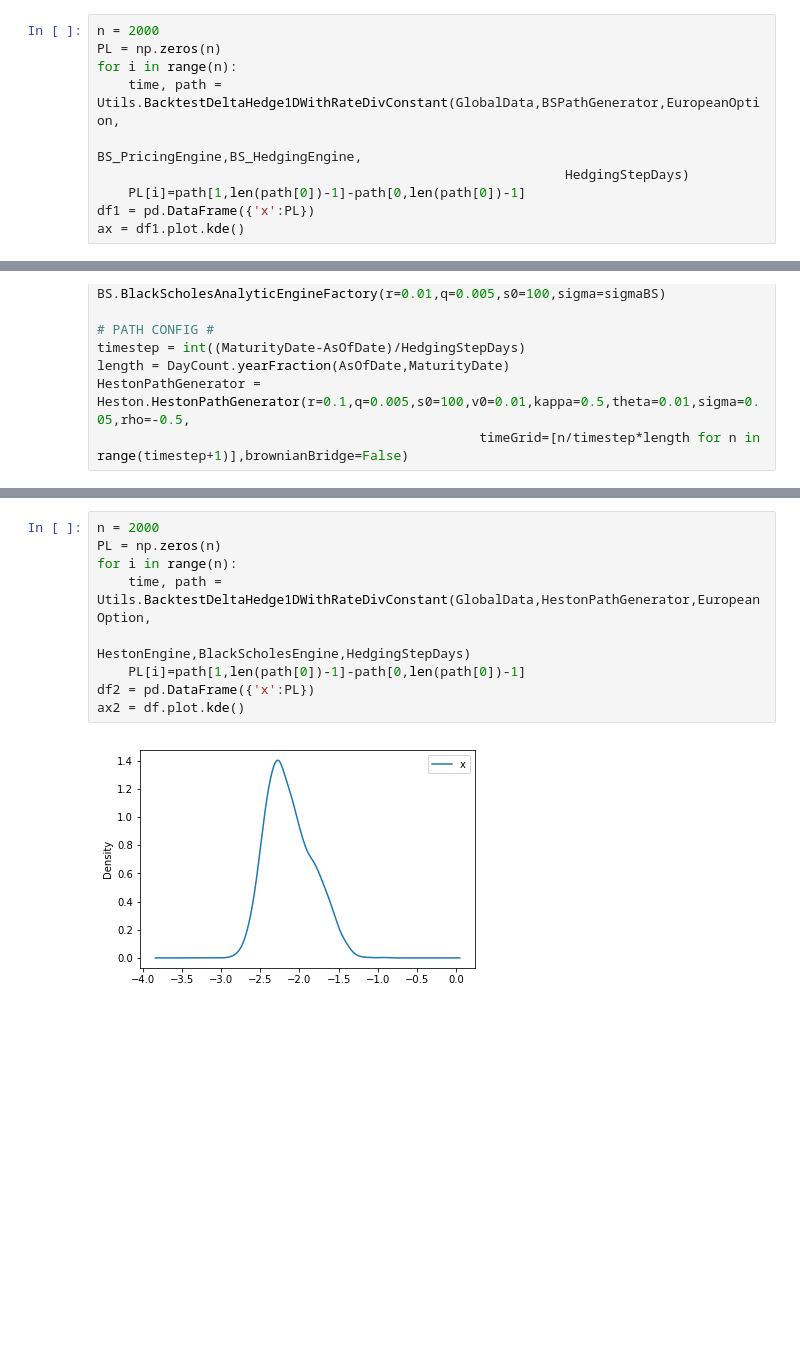
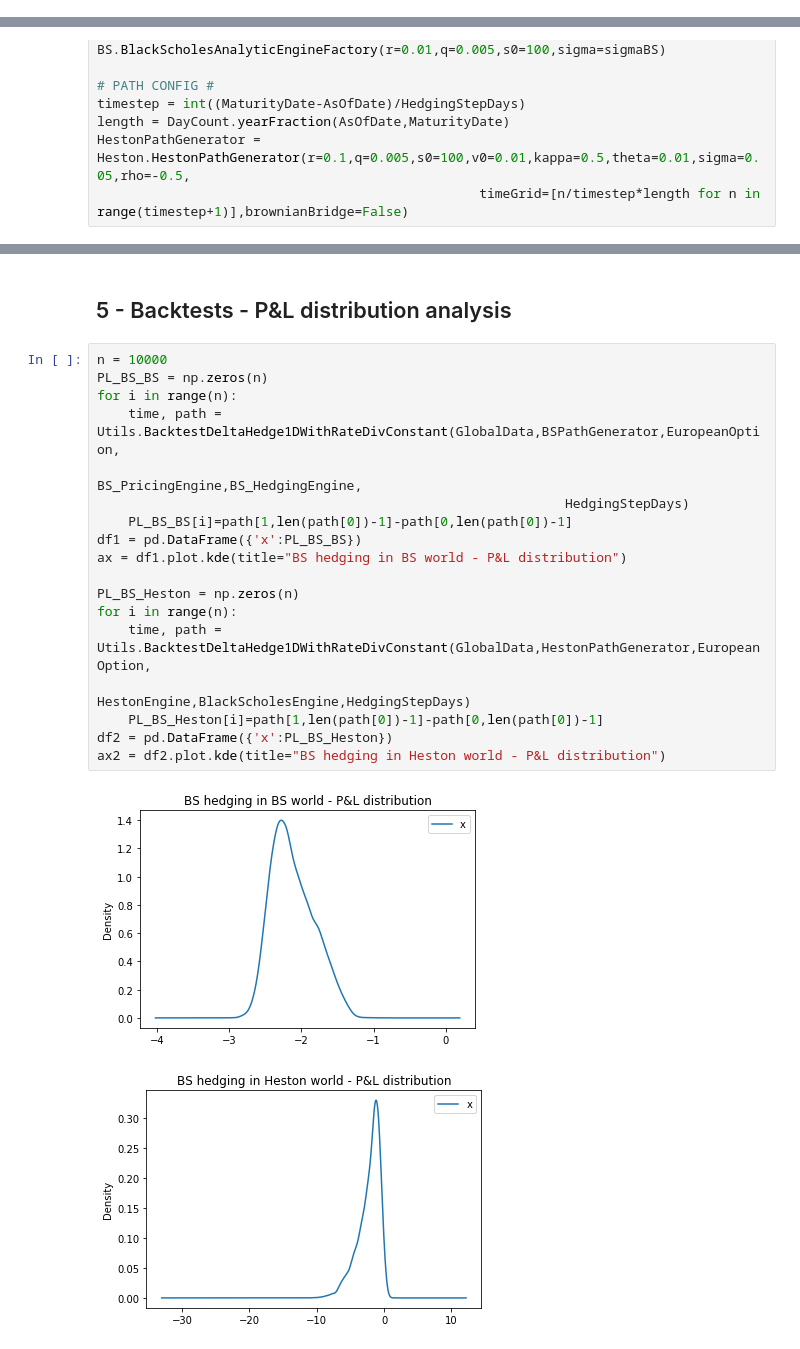
Before and after one commit to CalameR/PyKnight, a Jupyter notebook: TestFunctions.ipynb, the cells around one changed output, grey strips where cells are left out. Cells and saved outputs as stored; diff of their text form; blank space fills up the shorter version.

Commit message:
Petits updates du notebook (P&L analysis sur 10000 backtests !)

```diff
--- a/TestFunctions.ipynb
+++ b/TestFunctions.ipynb
@@ -86,13 +86,3 @@ plt.legend()
 plt.show()
 # %% [output]
 [figure]
-# %%
-n = 2000
-PL = np.zeros(n)
-for i in range(n):
-    time, path = Utils.BacktestDeltaHedge1DWithRateDivConstant(GlobalData,BSPathGenerator,EuropeanOption,
-                                                            BS_PricingEngine,BS_HedgingEngine,
-                                                            HedgingStepDays)
-    PL[i]=path[1,len(path[0])-1]-path[0,len(path[0])-1]
-df1 = pd.DataFrame({'x':PL})
-ax = df1.plot.kde()
@@ -140,14 +128,26 @@ plt.show()
+# %% [markdown]
+## 5 - Backtests - P&L distribution analysis
 # %%
-n = 2000
-PL = np.zeros(n)
+n = 10000
+PL_BS_BS = np.zeros(n)
+for i in range(n):
+    time, path = Utils.BacktestDeltaHedge1DWithRateDivConstant(GlobalData,BSPathGenerator,EuropeanOption,
+                                                            BS_PricingEngine,BS_HedgingEngine,
+                                                            HedgingStepDays)
+    PL_BS_BS[i]=path[1,len(path[0])-1]-path[0,len(path[0])-1]
+df1 = pd.DataFrame({'x':PL_BS_BS})
+ax = df1.plot.kde(title="BS hedging in BS world - P&L distribution")
+
+PL_BS_Heston = np.zeros(n)
 for i in range(n):
     time, path = Utils.BacktestDeltaHedge1DWithRateDivConstant(GlobalData,HestonPathGenerator,EuropeanOption,
                                                             HestonEngine,BlackScholesEngine,HedgingStepDays)
-    PL[i]=path[1,len(path[0])-1]-path[0,len(path[0])-1]
-df2 = pd.DataFrame({'x':PL})
-ax2 = df.plot.kde()
+    PL_BS_Heston[i]=path[1,len(path[0])-1]-path[0,len(path[0])-1]
+df2 = pd.DataFrame({'x':PL_BS_Heston})
+ax2 = df2.plot.kde(title="BS hedging in Heston world - P&L distribution")
 # %% [output]
-[figure, old version]
+[figure, new version]
+[figure, added]
 # %%
 print('\nP&L analysis : BS hedging in BS world\n')
 describ1 = stat.describe(df1)
```
Also changed, not shown: parts of 5 cells of this notebook.
